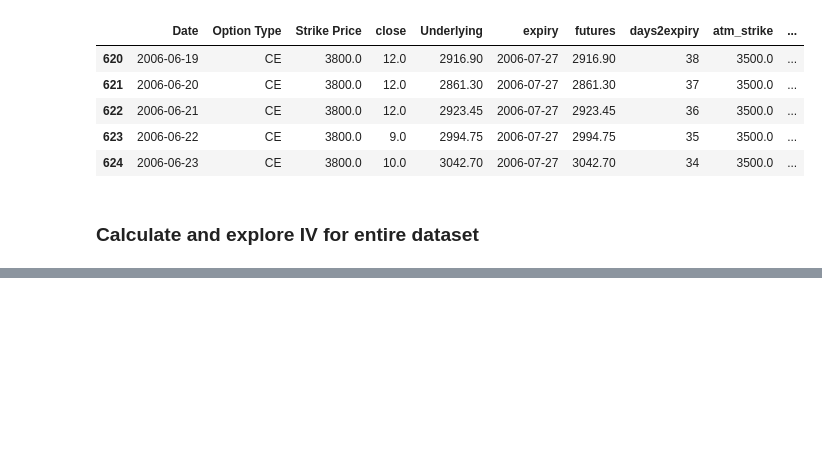
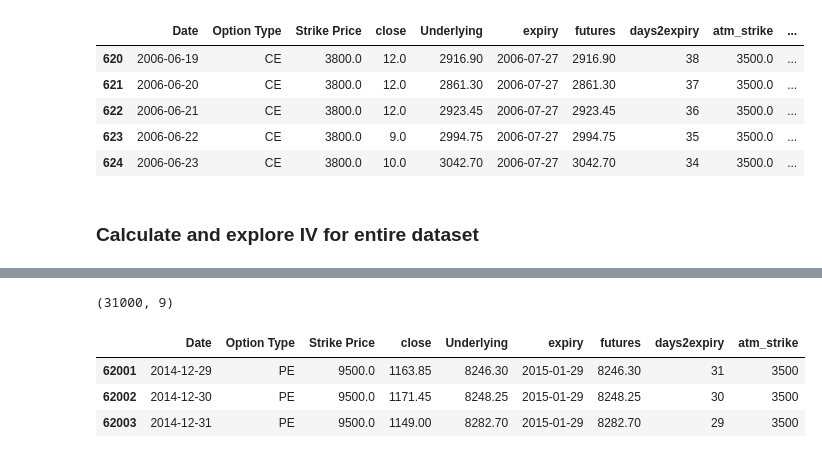
Before and after one commit to gurdeep101/fattailgain, a Jupyter notebook: nifty_option_pricing/code/nifty_option_pricing.ipynb, the cells around one changed output, grey strips where cells are left out. Cells and saved outputs as stored; diff of their text form; code cells hidden in the pictures; blank space fills up the shorter version.

```diff
--- a/nifty_option_pricing/code/nifty_option_pricing.ipynb
+++ b/nifty_option_pricing/code/nifty_option_pricing.ipynb
@@ -450,0 +469,10 @@ end-start
+# %%
+df3 = option2.loc[62001:93000,:]
+print(df3.shape)
+df3.head(3)
+# %% [output]
+(31000, 9)
+|  | Date | Option Type | Strike Price | close | Underlying | expiry | futures | days2expiry | atm_strike |
+| 62001 | 2014-12-29 | PE | 9500.0 | 1163.85 | 8246.30 | 2015-01-29 | 8246.30 | 31 | 3500 |
+| 62002 | 2014-12-30 | PE | 9500.0 | 1171.45 | 8248.25 | 2015-01-29 | 8248.25 | 30 | 3500 |
+| 62003 | 2014-12-31 | PE | 9500.0 | 1149.00 | 8282.70 | 2015-01-29 | 8282.70 | 29 | 3500 |
```
Also changed, not shown: parts of 26 cells of this notebook, 7 other files.
